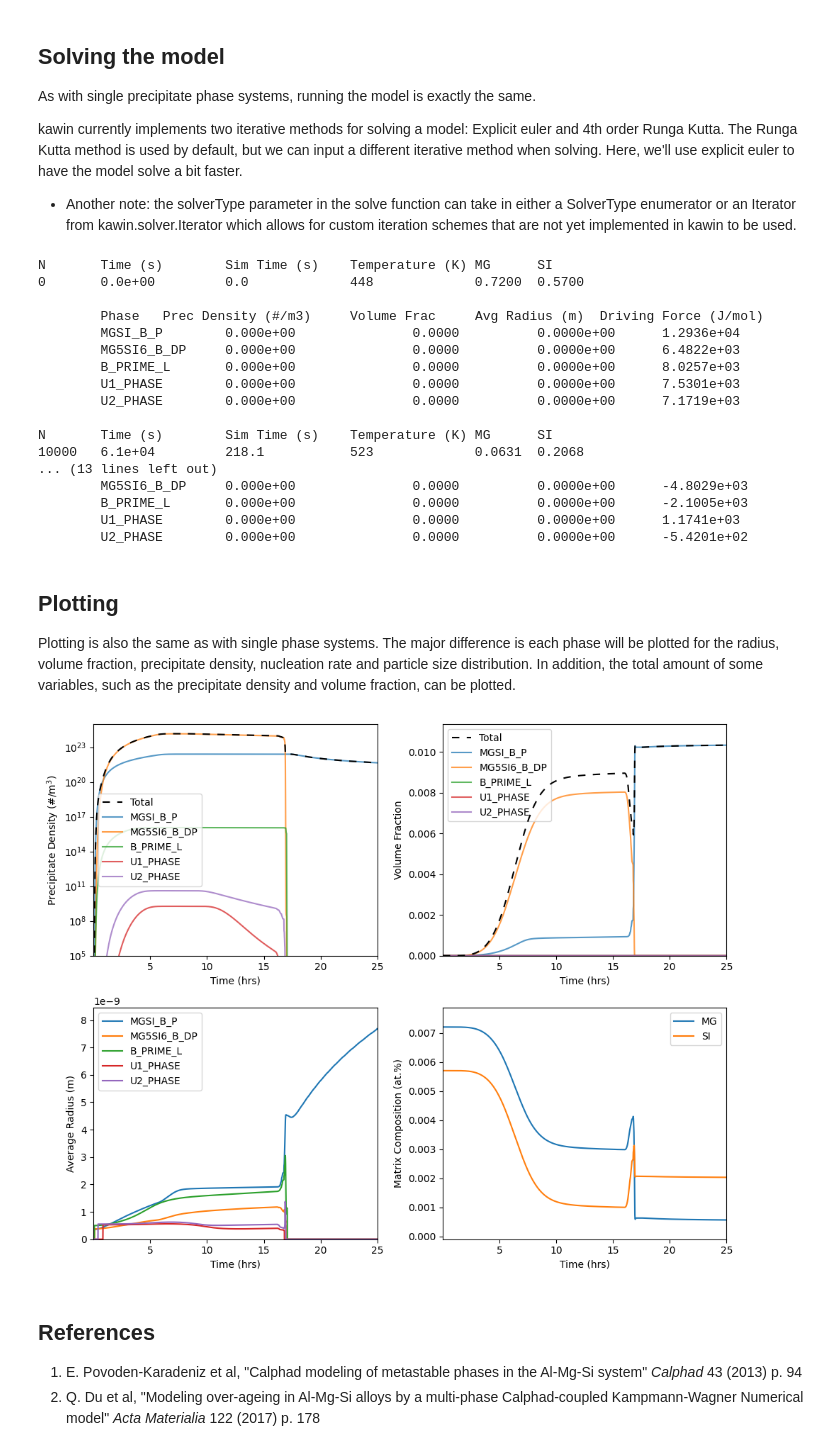
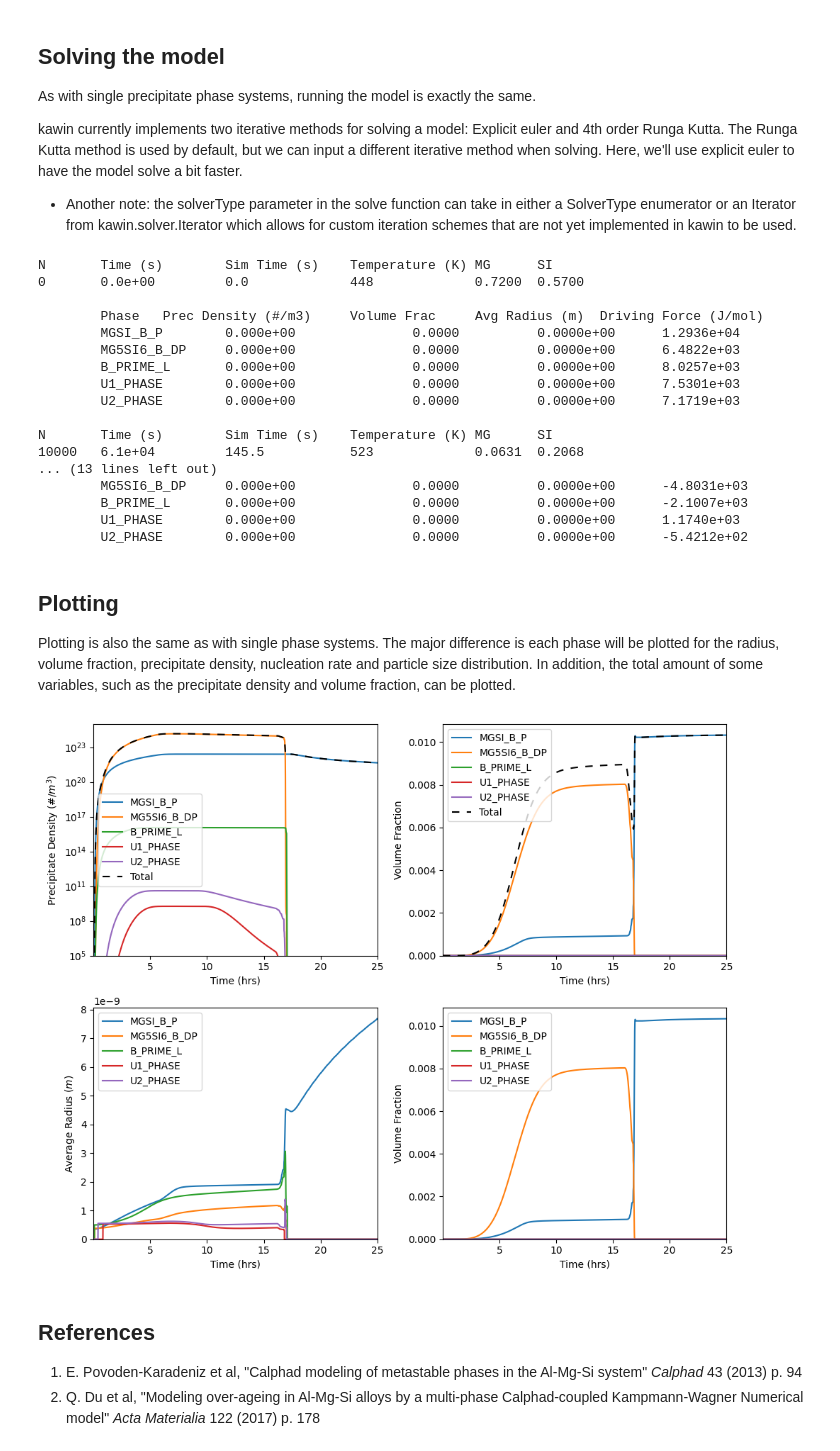
Before and after one commit to materialsgenomefoundation/kawin, a Jupyter notebook: examples/03_Multiphase_Precipitation.ipynb, the cells around one changed output. Saved outputs shown, nothing was run; the diff lists cells and outputs as text; code cells hidden in the pictures.

```diff
--- a/examples/03_Multiphase_Precipitation.ipynb
+++ b/examples/03_Multiphase_Precipitation.ipynb
@@ -71,12 +71,7 @@ kawin currently implements two iterative methods for solving a model: Explicit e
 from kawin.precipitation import PrecipitateModel
 from kawin.solver import SolverType
 
-model = PrecipitateModel(
-    thermodynamics=therm,
-    matrixParameters=matrix,
-    precipitateParameters=precipitates,
-    temperatureParameters=temperature
-)
+model = PrecipitateModel(matrix, precipitates, therm, temperature)
 model.solve(25*3600, solverType=SolverType.EXPLICITEULER, verbose=True, vIt=10000)
 # %% [output]
 N       Time (s)        Sim Time (s)    Temperature (K) MG      SI
@@ -90,12 +85,12 @@ N       Time (s)        Sim Time (s)    Temperature (K) MG      SI
         U2_PHASE        0.000e+00               0.0000          0.0000e+00      7.1719e+03
 
 N       Time (s)        Sim Time (s)    Temperature (K) MG      SI
-10000   6.1e+04         218.1           523             0.0631  0.2068
+10000   6.1e+04         145.5           523             0.0631  0.2068
 ... (13 lines left out)
-        MG5SI6_B_DP     0.000e+00               0.0000          0.0000e+00      -4.8029e+03
-        B_PRIME_L       0.000e+00               0.0000          0.0000e+00      -2.1005e+03
-        U1_PHASE        0.000e+00               0.0000          0.0000e+00      1.1741e+03
-        U2_PHASE        0.000e+00               0.0000          0.0000e+00      -5.4201e+02
+        MG5SI6_B_DP     0.000e+00               0.0000          0.0000e+00      -4.8031e+03
+        B_PRIME_L       0.000e+00               0.0000          0.0000e+00      -2.1007e+03
+        U1_PHASE        0.000e+00               0.0000          0.0000e+00      1.1740e+03
+        U2_PHASE        0.000e+00               0.0000          0.0000e+00      -5.4212e+02
 # %% [markdown]
 ## Plotting
 
@@ -103,28 +98,29 @@ Plotting is also the same as with single phase systems. The major difference is
 # %%
 %matplotlib inline
 import matplotlib.pyplot as plt
+from kawin.precipitation.Plot import plotPrecipitateDensity, plotVolumeFraction, plotAverageRadius, plotComposition
 
 fig, axes = plt.subplots(2, 2, figsize=(10, 8))
 
-model.plot(axes[0,0], 'Total Precipitate Density', timeUnits='h', label='Total', color='k', linestyle=(0,(5,5)), zorder=6)
-model.plot(axes[0,0], 'Precipitate Density', timeUnits='h', alpha=0.75)
+phasesPlusTotal = list(model.phases) + ['Total']
+
+plotPrecipitateDensity(model, ax=axes[0,0], timeUnits='h', phases=phasesPlusTotal, label={'Total': 'Total'}, color={'Total': 'k'}, linestyle={'Total': (0,(5,5))})
 axes[0,0].set_ylim([1e5, 1e25])
 axes[0,0].set_xscale('linear')
 axes[0,0].set_yscale('log')
 
-model.plot(axes[0,1], 'Total Volume Fraction', timeUnits='h', label='Total', color='k', linestyle=(0,(5,5)), zorder=6)
-model.plot(axes[0,1], 'Volume Fraction', timeUnits='h', alpha=0.75)
+plotVolumeFraction(model, ax=axes[0,1], timeUnits='h', phases=phasesPlusTotal, label={'Total': 'Total'}, color={'Total': 'k'}, linestyle={'Total': (0,(5,5))})
 axes[0,1].set_xscale('linear')
 
-model.plot(axes[1,0], 'Average Radius', timeUnits='h')
+plotAverageRadius(model, ax=axes[1,0], timeUnits='h')
 axes[1,0].set_xscale('linear')
 
-model.plot(axes[1,1], 'Composition', timeUnits='h')
+plotVolumeFraction(model, ax=axes[1,1], timeUnits='h')
 axes[1,1].set_xscale('linear')
 
 fig.tight_layout()
 # %% [output]
-[figure, old version]
+[figure, new version]
 # %% [markdown]
 ## References
 
```
Also changed, not shown: 23 other files.
